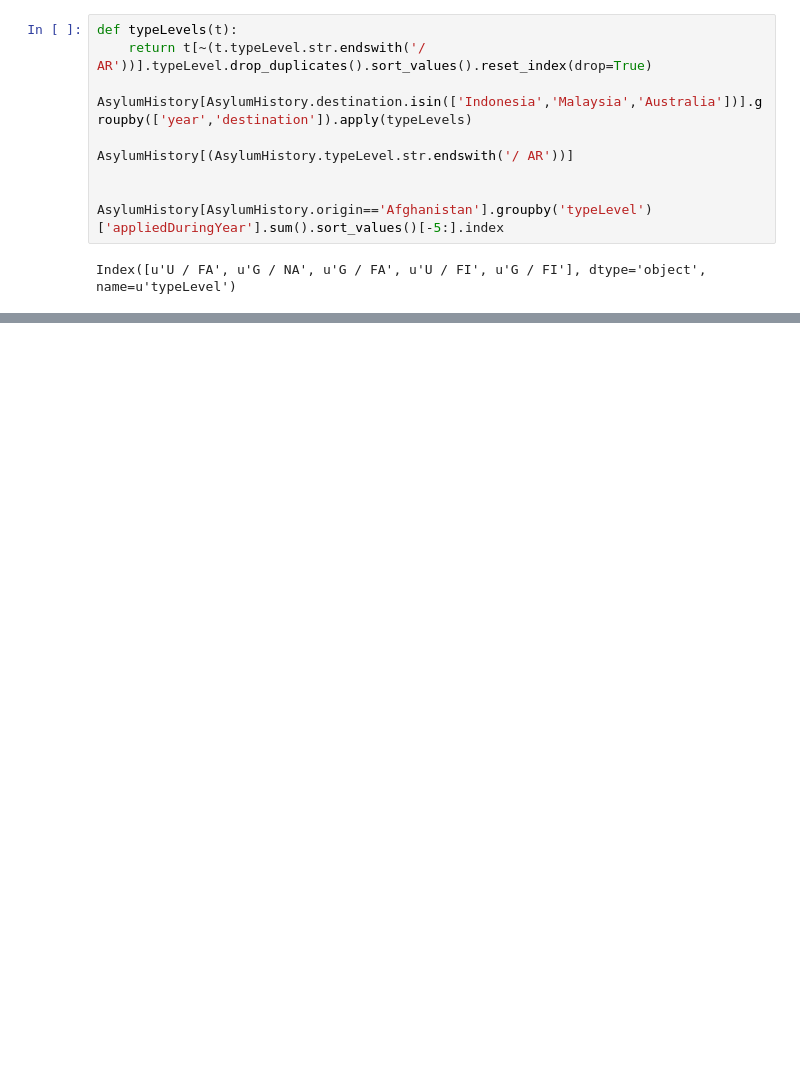
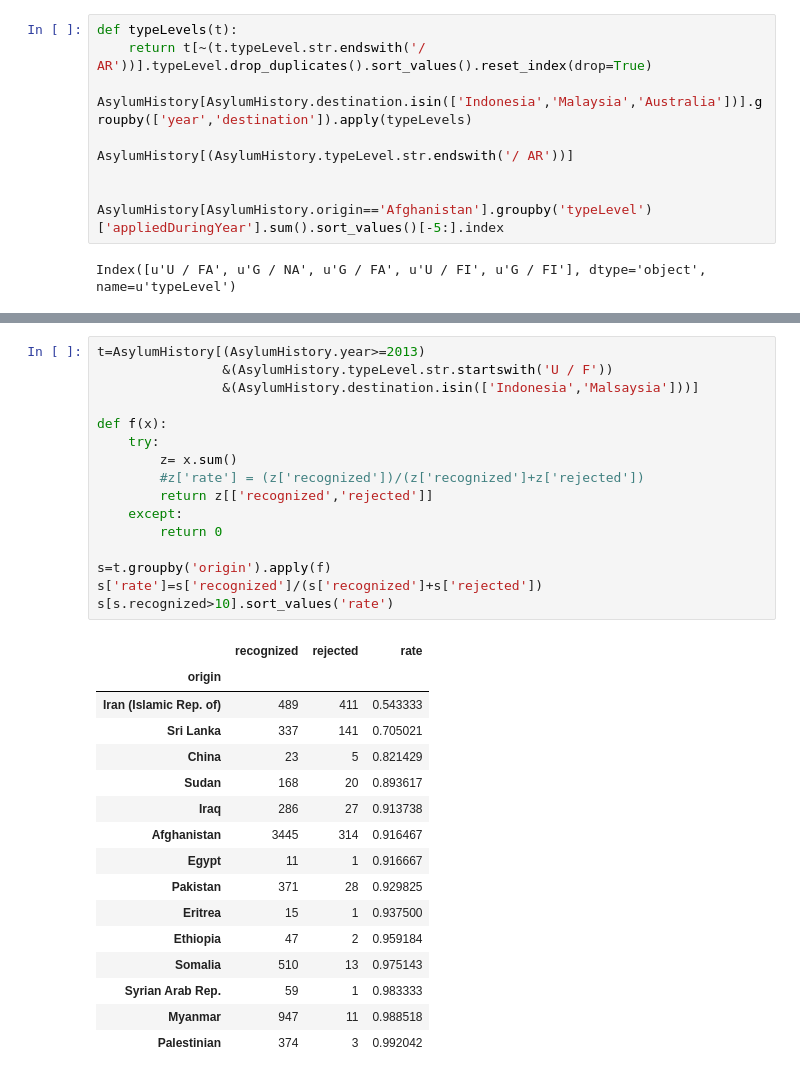
Before and after one commit to kebuhcah/DataViz0, a Jupyter notebook: story1data/unhcr_stats.ipynb, the cells around one changed output, grey strips where cells are left out. Saved outputs shown, nothing was run; the diff lists cells and outputs as text; blank space fills up the shorter version.

```diff
--- a/story1data/unhcr_stats.ipynb
+++ b/story1data/unhcr_stats.ipynb
@@ -98,0 +160,33 @@ t.groupby(['year'])['appliedDuringYear'].sum().plot.line()
+# %%
+t=AsylumHistory[(AsylumHistory.year>=2013)
+                &(AsylumHistory.typeLevel.str.startswith('U / F'))
+                &(AsylumHistory.destination.isin(['Indonesia','Malsaysia']))]
+
+def f(x):
+    try:
+        z= x.sum()
+        #z['rate'] = (z['recognized'])/(z['recognized']+z['rejected'])
+        return z[['recognized','rejected']]
+    except:
+        return 0
+
+s=t.groupby('origin').apply(f)
+s['rate']=s['recognized']/(s['recognized']+s['rejected'])
+s[s.recognized>10].sort_values('rate')
+# %% [output]
+|  | recognized | rejected | rate |
+| origin |  |  |  |
+| Iran (Islamic Rep. of) | 489 | 411 | 0.543333 |
+| Sri Lanka | 337 | 141 | 0.705021 |
+| China | 23 | 5 | 0.821429 |
+| Sudan | 168 | 20 | 0.893617 |
+| Iraq | 286 | 27 | 0.913738 |
+| Afghanistan | 3445 | 314 | 0.916467 |
+| Egypt | 11 | 1 | 0.916667 |
+| Pakistan | 371 | 28 | 0.929825 |
+| Eritrea | 15 | 1 | 0.937500 |
+| Ethiopia | 47 | 2 | 0.959184 |
+| Somalia | 510 | 13 | 0.975143 |
+| Syrian Arab Rep. | 59 | 1 | 0.983333 |
+| Myanmar | 947 | 11 | 0.988518 |
+| Palestinian | 374 | 3 | 0.992042 |
```
Also changed, not shown: parts of 9 cells of this notebook, 3 other files.
